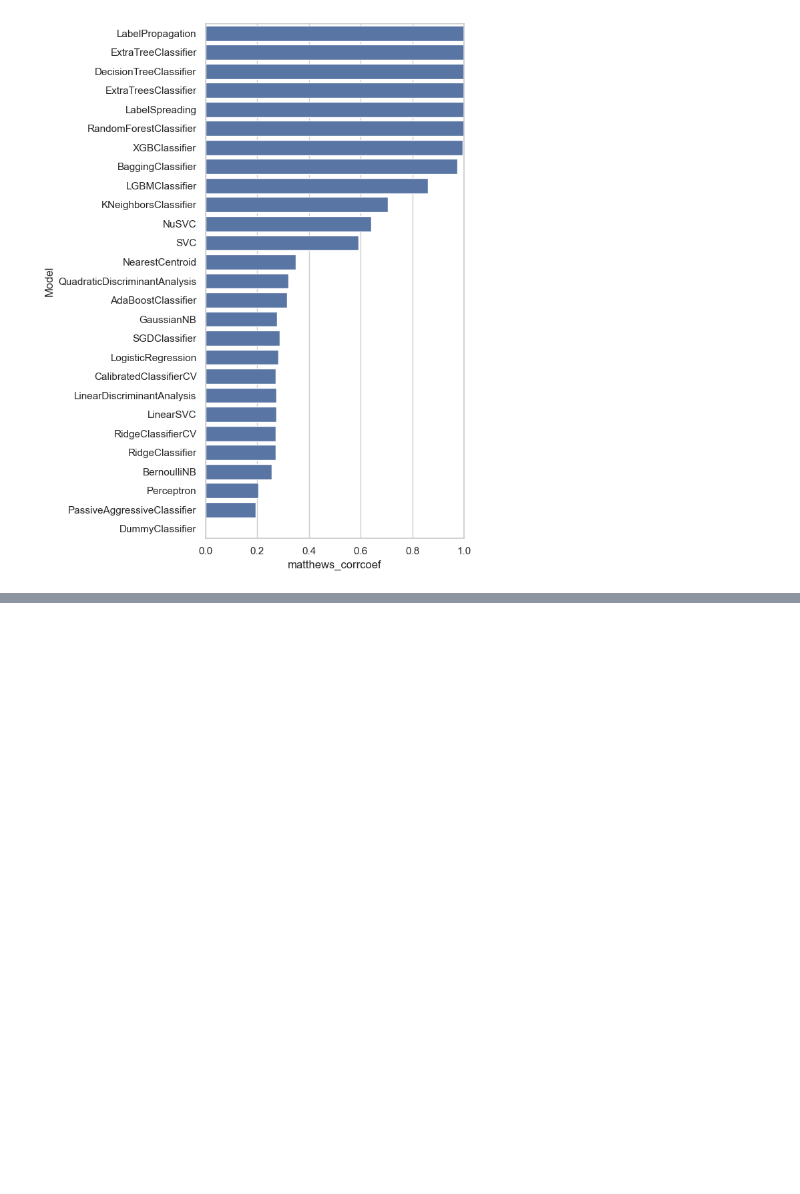
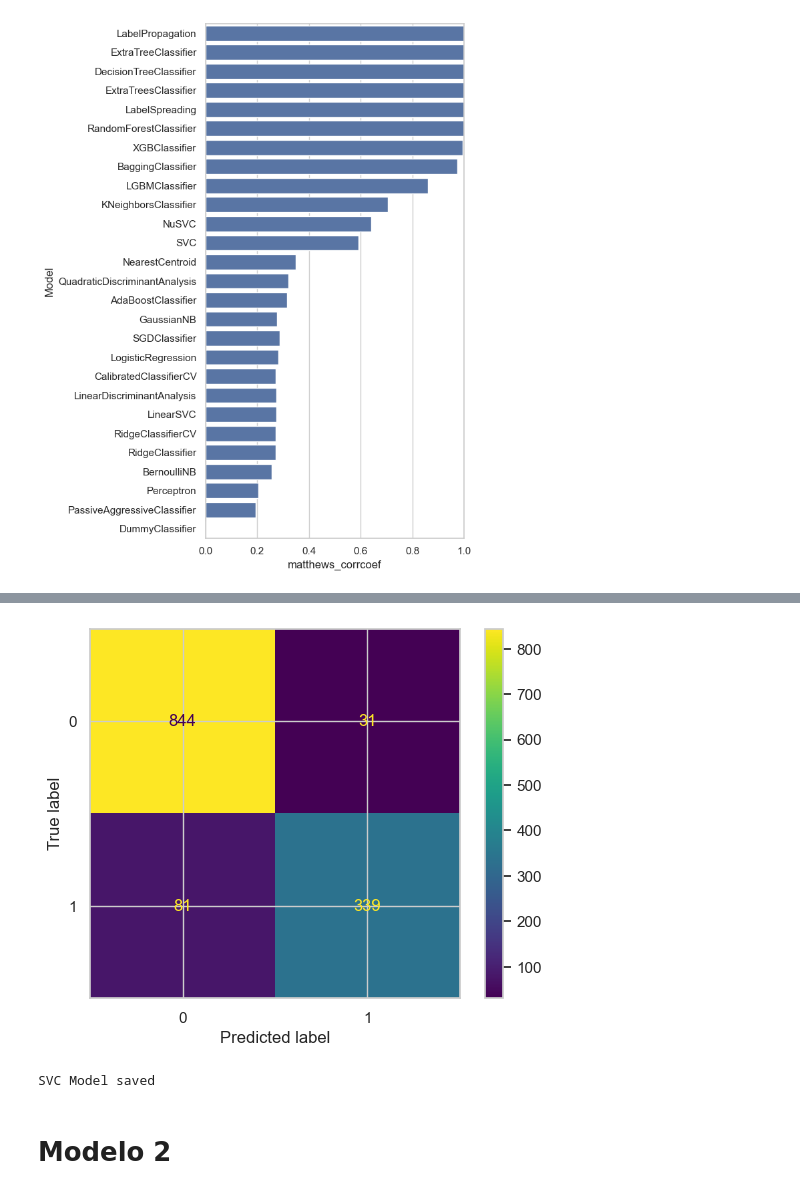
Before and after one commit to A01795375/Proyecto_Integrador_cancer, a Jupyter notebook: notebooks/Avance 3.ipynb, the cells around one changed output, grey strips where cells are left out. Cells and saved outputs as stored; diff of their text form; code cells hidden in the pictures; blank space fills up the shorter version.

Commit message:
updated: added SVC grid search

```diff
--- a/notebooks/Avance 3.ipynb
+++ b/notebooks/Avance 3.ipynb
@@ -186,0 +191,8 @@ model_report
+# %%
+y_val_pred_svc = grid.predict(X_val)
+
+# print best parameter after tuning
+print(grid.best_params_)
+
+# print how our model looks after hyper-parameter tuning
+print(grid.best_estimator_)
@@ -186,0 +216,15 @@ model_report
+# %%
+cm_svc = confusion_matrix(y_val, y_val_pred_svc)
+disp = ConfusionMatrixDisplay(confusion_matrix=cm_svc)
+disp.plot()
+plt.show()
+# %% [output]
+[figure, added]
+# %%
+with open("../models/svc_model.pkl", "wb") as f:
+    pickle.dump(svc_grid.best_estimator_, f)
+print("SVC Model saved")
+# %% [output]
+SVC Model saved
+# %% [markdown]
+# Modelo 2
```
Also changed, not shown: parts of 19 cells of this notebook, 1 other file.
